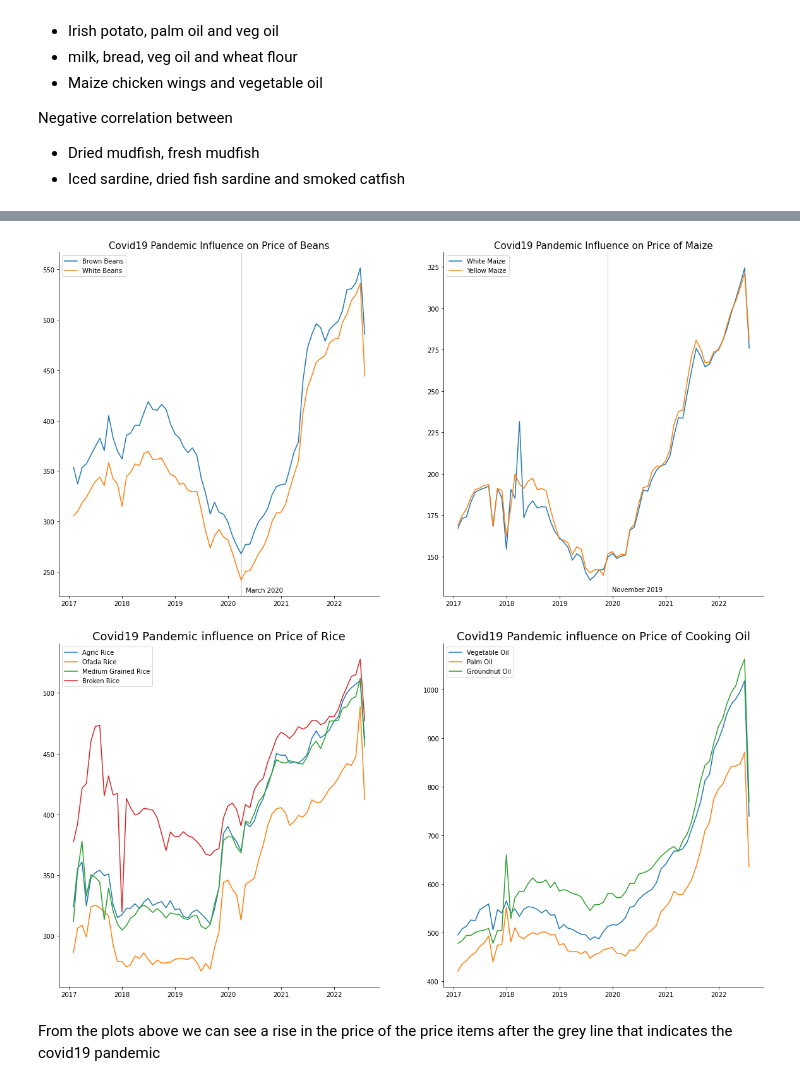
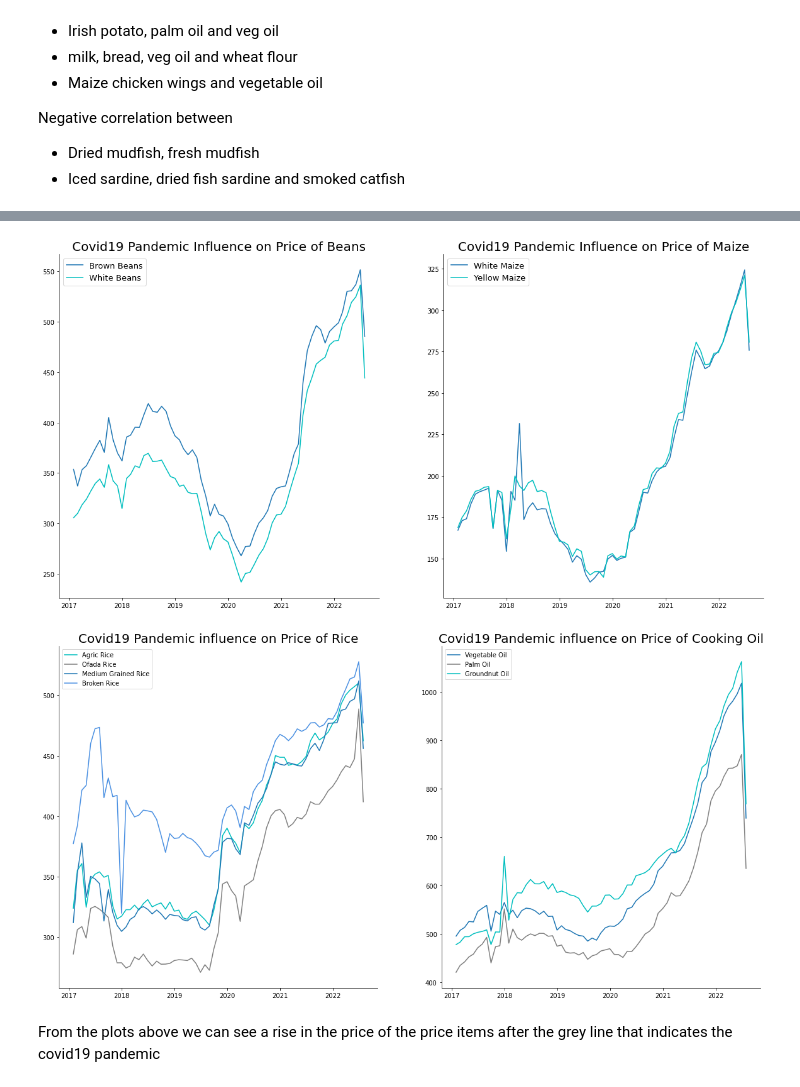
Before and after one commit to TheBlueZayn/Analysis-of-Nigerian-Food-Prices, a Jupyter notebook: prices.ipynb, the cells around one changed output, grey strips where cells are left out. Saved outputs shown, nothing was run; the diff lists cells and outputs as text; code cells hidden in the pictures.

```diff
--- a/prices.ipynb
+++ b/prices.ipynb
@@ -395,49 +401,49 @@ We can observe that they are majorly grains and their line plots are shown below
 # %%
 fig, (ax1, ax2) = plt.subplots(1,2,figsize=(20,10))
 ax1.plot(df["Beans (brown)"], label= "Brown Beans")
-ax1.plot(df["Beans (white black eye)"], label="White Beans")
-ax1.axvline("2020-03-31",color ='grey', lw = 0.5, alpha = 0.75)
-ax1.text("2020-04-30", 230, "March 2020")
+ax1.plot(df["Beans (white black eye)"], label="White Beans", color="c")
+#ax1.axvline("2020-03-31",color ='grey', lw = 0.5, alpha = 0.75)
+#ax1.text("2020-04-30", 230, "March 2020")
 for s in ['top', 'right']:
      ax1.spines[s].set_visible(False)
-ax1.set_title("Covid19 Pandemic Influence on Price of Beans", fontsize=15, fontsize=20, fontweight="semibold")
-ax1.legend()
+ax1.set_title("Covid19 Pandemic Influence on Price of Beans", fontsize=20)
+ax1.legend(fontsize=13)
 
 ax2.plot(df["Maize grain white"], label="White Maize")
-ax2.plot(df["Maize grain yellow"], label="Yellow Maize")
-ax2.axvline("2019-11-30",color ='grey', lw = 0.5, alpha = 0.75)
-ax2.text("2019-12-31", 129, "November 2019")
+ax2.plot(df["Maize grain yellow"], label="Yellow Maize", color="c")
+#ax2.axvline("2019-11-30",color ='grey', lw = 0.5, alpha = 0.75)
+#ax2.text("2019-12-31", 129, "November 2019")
 for s in ['top', 'right']:
      ax2.spines[s].set_visible(False)
-ax2.set_title("Covid19 Pandemic Influence on Price of Maize", fontsize=15, fontsize=20, fontweight="semibold")
-ax2.legend();
+ax2.set_title("Covid19 Pandemic Influence on Price of Maize", fontsize=20)
+ax2.legend(fontsize=13);
 # %% [output]
-[figure, old version]
+[figure, new version]
 # %%
 fig, (ax1, ax2) = plt.subplots(1,2,figsize=(20,10))
-ax1.plot(df["Rice agric"], label="Agric Rice")
-ax1.plot(df["Rice local (ofada)"], label="Ofada Rice")
+ax1.plot(df["Rice agric"], label="Agric Rice", color="c")
+ax1.plot(df["Rice local (ofada)"], label="Ofada Rice", color="grey")
 ax1.plot(df["Rice Medium Grained"], label="Medium Grained Rice")
-ax1.plot(df["Broken Rice (Ofada)"], label="Broken Rice")
+ax1.plot(df["Broken Rice (Ofada)"], label="Broken Rice", color="#4a90e2")
 # ax1.axvline("2019-11-30",color ='grey', lw = 0.5, alpha = 0.75)
 # ax1.text("2019-12-31", 260, "November 2019")
 for s in ['top', 'right']:
      ax1.spines[s].set_visible(False)
-ax1.set_title("Covid19 Pandemic influence on Price of Rice", fontsize=18)
+ax1.set_title("Covid19 Pandemic influence on Price of Rice", fontsize=20)
 ax1.legend()
 
 ax2.plot(df["Vegetable oil"], label="Vegetable Oil")
-ax2.plot(df["Palm oil"], label="Palm Oil")
-ax2.plot(df["Groundnut oil"], label="Groundnut Oil")
+ax2.plot(df["Palm oil"], label="Palm Oil", color="grey")
+ax2.plot(df["Groundnut oil"], label="Groundnut Oil", color="c")
 # ax2.axvline("2020-01-31",color ='grey', lw = 0.5, alpha = 0.75)
 # ax2.text("2020-02-28", 400, "January 2020")
 for s in ['top', 'right']:
      ax2.spines[s].set_visible(False)
-ax2.set_title("Covid19 Pandemic influence on Price of Cooking Oil", fontsize=18)
+ax2.set_title("Covid19 Pandemic influence on Price of Cooking Oil", fontsize=20)
 ax2.legend()
 plt.savefig("covid", dpi=300, bbox_inches="tight");
 # %% [output]
-[figure, old version]
+[figure, new version]
 # %% [markdown]
 From the plots above we can see a rise in the price of the price items after the grey line that indicates the covid19 pandemic
 # %% [markdown]
```
Also changed, not shown: parts of 6 cells of this notebook, 5 other files.
